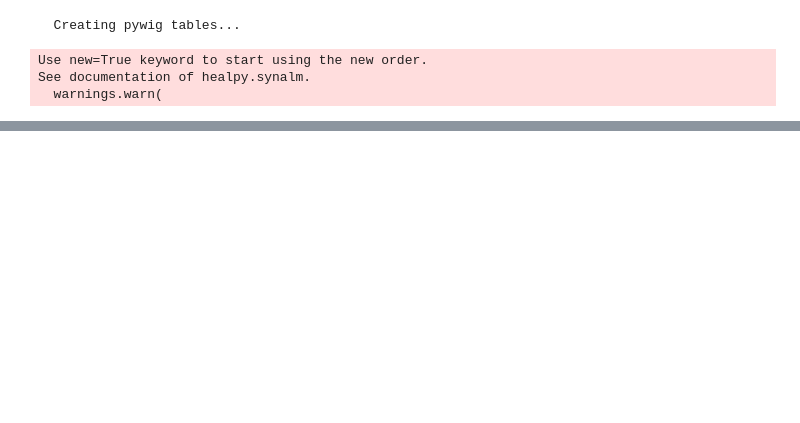
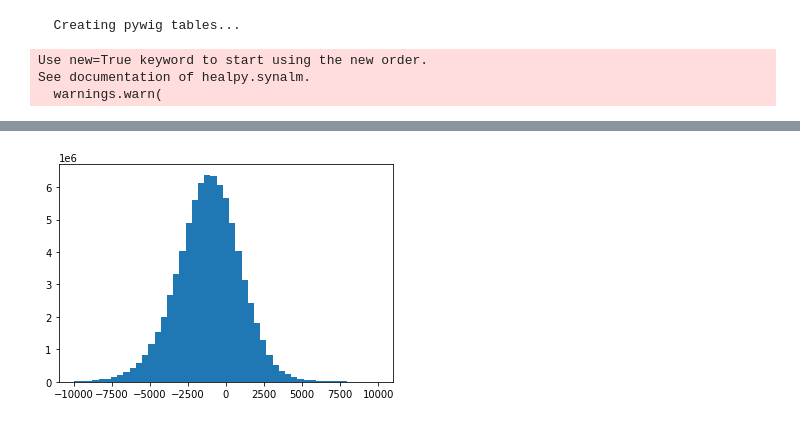
Before and after one commit to wurdahl/kSZfromPC, a Jupyter notebook: hInvestigation/ScalingFactor.ipynb, the cells around one changed output, grey strips where cells are left out. Saved outputs shown, nothing was run; the diff lists cells and outputs as text; code cells hidden in the pictures; blank space fills up the shorter version.

```diff
--- a/hInvestigation/ScalingFactor.ipynb
+++ b/hInvestigation/ScalingFactor.ipynb
@@ -133,0 +148,4 @@ hp.mollview(veff_reconst)
+# %%
+plt.hist(10**9*veff_reconst,bins=np.linspace(-10000,10000));
+# %% [output]
+[figure, added]
```
Also changed, not shown: parts of 22 cells of this notebook.
